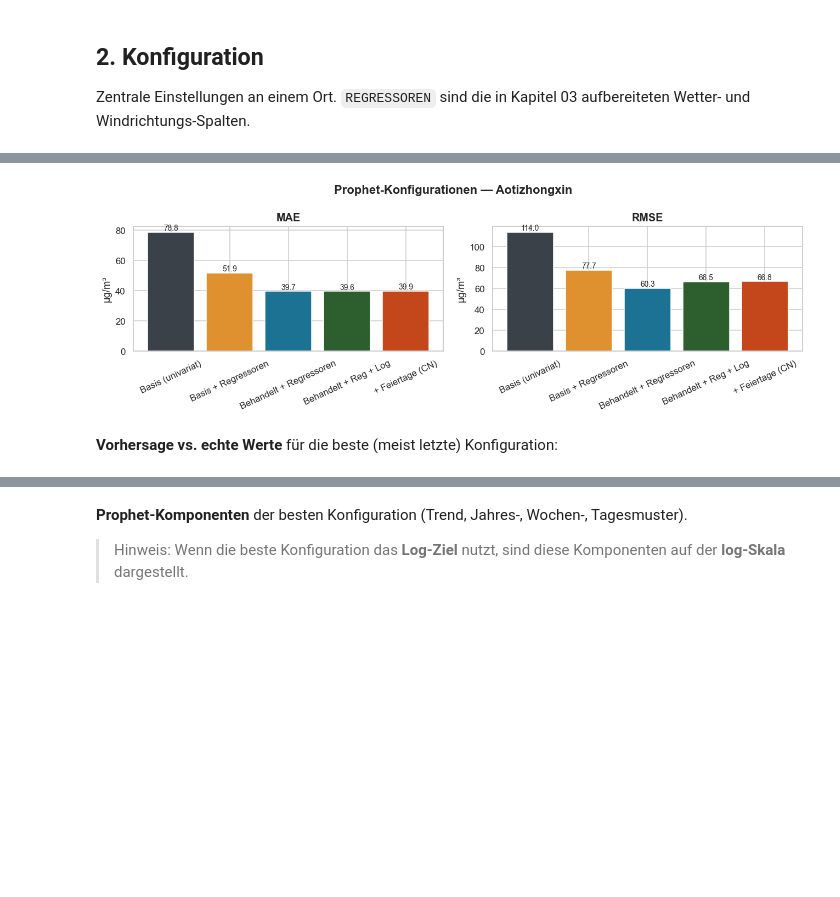
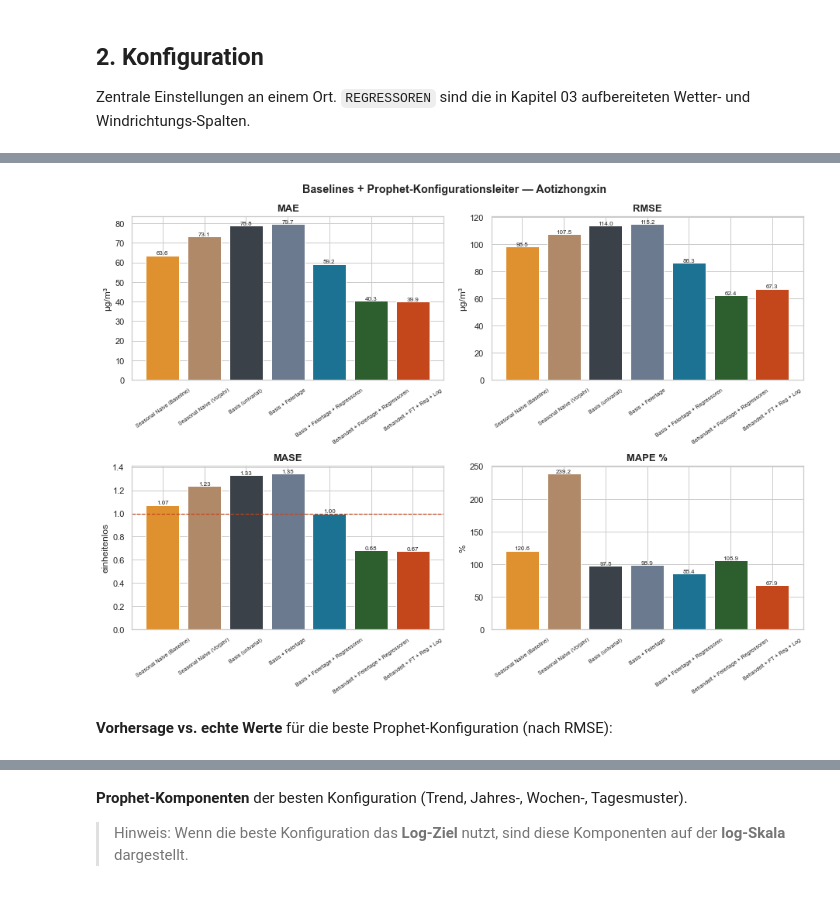
Before and after one commit to KaiSteffen/Business-Prognosis, a Jupyter notebook: Capstone Projekt/notebooks/03_Modellierung_Prophet_Beijing.ipynb, the cells around one changed output, grey strips where cells are left out. Cells and saved outputs as stored; diff of their text form; code cells hidden in the pictures; blank space fills up the shorter version.

```diff
--- a/Capstone Projekt/notebooks/03_Modellierung_Prophet_Beijing.ipynb
+++ b/Capstone Projekt/notebooks/03_Modellierung_Prophet_Beijing.ipynb
@@ -23,32 +24,20 @@ Wir arbeiten mit der in `ts-tutorial` installierten Prophet-Version (**1.3.0**)
 öffentliche API (`Prophet`, `add_regressor`, `fit`, `predict`, `plot_components`).
 # %%
 import warnings; warnings.filterwarnings("ignore")
-
 from pathlib import Path
-
 import numpy as np
-
 import pandas as pd
-
 import matplotlib.pyplot as plt
-
 import seaborn as sns
-
 import prophet
-
 from prophet import Prophet
-
-
 
 print("Prophet-Version:", prophet.__version__)   # sollte 1.3.0 sein
 
-
-
 sns.set_theme(style="whitegrid")
-
-plt.rcParams.update({"figure.dpi": 110, "axes.titlesize": 13, "axes.titleweight": "bold"})
-
+plt.rcParams.update({"figure.dpi": 72, "axes.titlesize": 13, "axes.titleweight": "bold"})
 AMBER, RUST, SLATE, TEAL, MOSS = "#E0912F", "#C4471C", "#3A4148", "#1C7293", "#2C5F2D"
+FBBLAU = "#1877F2"   # Facebook-Blau: einheitliche Farbe fuer alle Prophet-Linien
 # %% [output]
 Prophet-Version: 1.3.0
 # %% [markdown]
@@ -270,25 +363,22 @@ Behandelt + Regressoren 39.661326  60.264448 106.365561
 # %%
-fig, ax = plt.subplots(1, 2, figsize=(12, 4))
+fig, axes = plt.subplots(2, 2, figsize=(13, 9.5))
+farben = [AMBER, "#B08968", SLATE, "#6B7A8F", TEAL, MOSS, RUST][:len(metriken)]
+einheiten = {"MAE": "µg/m³", "RMSE": "µg/m³", "MASE": "einheitenlos", "MAPE %": "%"}
 
-farben = [SLATE, AMBER, TEAL, MOSS, RUST]
+for ax, metrik in zip(axes.ravel(), ["MAE", "RMSE", "MASE", "MAPE %"]):
+    bars = ax.bar(metriken["Konfiguration"], metriken[metrik], color=farben)
+    ax.set_title(metrik); ax.set_ylabel(einheiten[metrik])
+    ax.tick_params(axis="x", rotation=35, labelsize=7)
+    fmt = "{:.2f}" if metrik == "MASE" else "{:.1f}"
+    for b, v in zip(bars, metriken[metrik]):
+        ax.text(b.get_x()+b.get_width()/2, v, fmt.format(v), ha="center", va="bottom", fontsize=8)
+    if metrik == "MASE":
+        ax.axhline(1.0, color=RUST, lw=1.2, ls="--")   # 1.0 = Niveau der Baseline
 
-for i, metrik in enumerate(["MAE", "RMSE"]):
-
-    bars = ax[i].bar(metriken["Konfiguration"], metriken[metrik], color=farben)
-
-    ax[i].set_title(metrik); ax[i].set_ylabel("µg/m³")
-
-    ax[i].tick_params(axis="x", rotation=25)
-
-    for b, v in zip(bars, metriken[metrik]):
-
-        ax[i].text(b.get_x()+b.get_width()/2, v, f"{v:.1f}", ha="center", va="bottom", fontsize=9)
-
-plt.suptitle(f"Prophet-Konfigurationen — {STATION}", fontweight="bold")
-
+plt.suptitle(f"Baselines + Prophet-Konfigurationsleiter — {STATION}", fontweight="bold")
 plt.tight_layout(); plt.show()
 # %% [output]
-[figure, old version]
+[figure, new version]
 # %% [markdown]
-**Vorhersage vs. echte Werte** für die beste (meist letzte) Konfiguration:
+**Vorhersage vs. echte Werte** für die beste Prophet-Konfiguration (nach RMSE):
 # %%
```
Also changed, not shown: parts of 53 cells of this notebook, 18 other files.
